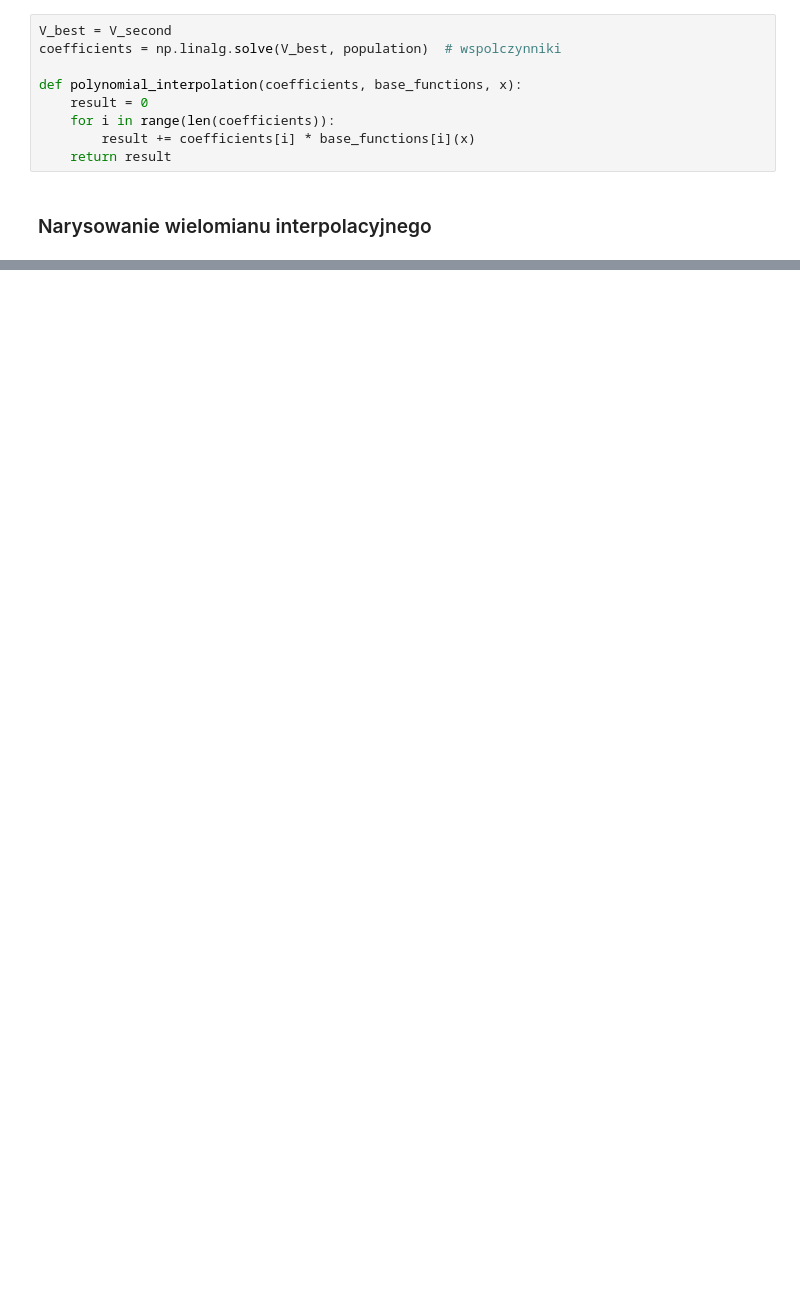
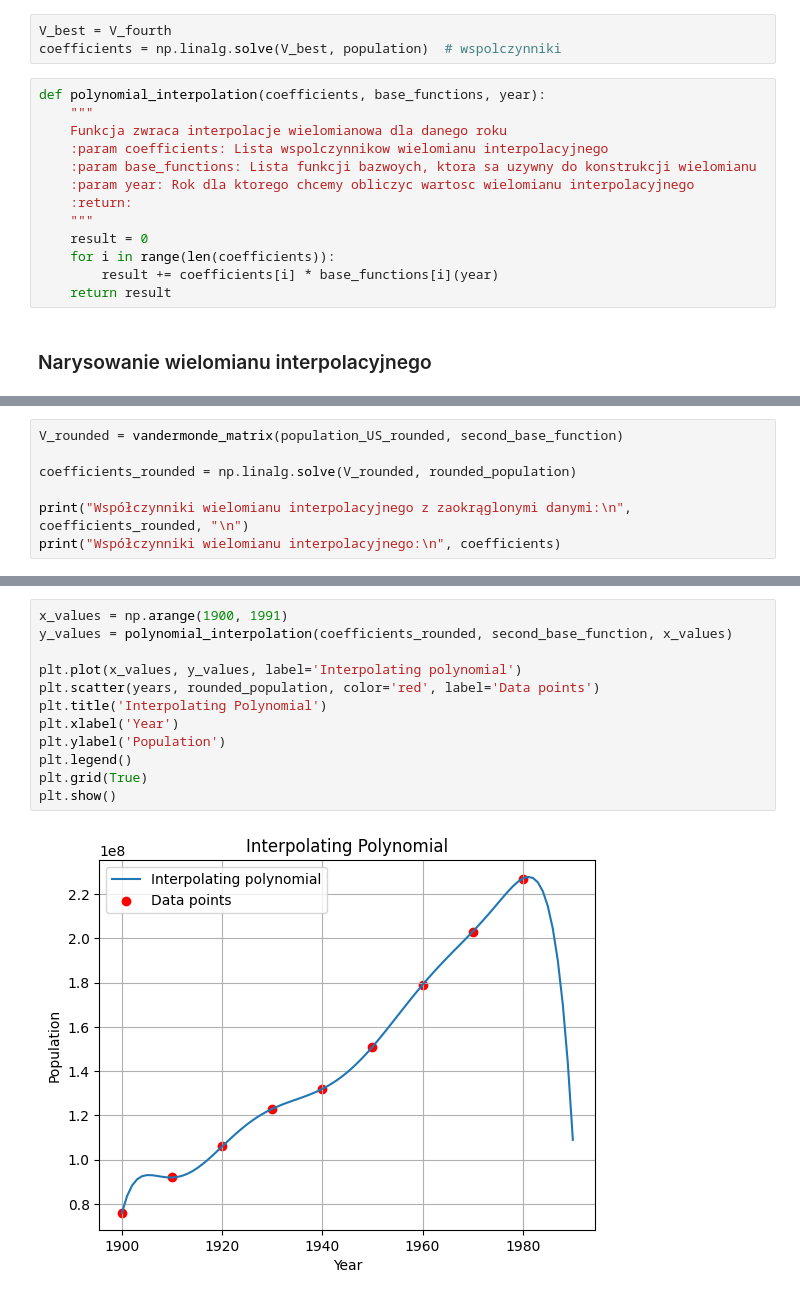
Before and after one commit to arturgesiarz/CalculationTechMethods-Course, a Jupyter notebook: lab03/ex1.ipynb, the cells around one changed output, grey strips where cells are left out. Cells and saved outputs as stored; diff of their text form; blank space fills up the shorter version.

```diff
--- a/lab03/ex1.ipynb
+++ b/lab03/ex1.ipynb
@@ -60,14 +72,21 @@ cond_fourth = np.linalg.cond(V_fourth)
 # %% [markdown]
 ### Używając najlepiej uwarunkowanej bazy wielomianów, znajduje współczynniki wielomianu interpolacyjnego
-# %%
-V_best = V_second
-coefficients = np.linalg.solve(V_best, population)  # wspolczynniki
-
-def polynomial_interpolation(coefficients, base_functions, x):
-    result = 0
-    for i in range(len(coefficients)):
-        result += coefficients[i] * base_functions[i](x)
-    return result
+# %%
+V_best = V_fourth
+coefficients = np.linalg.solve(V_best, population)  # wspolczynniki
+# %%
+def polynomial_interpolation(coefficients, base_functions, year):
+    """
+    Funkcja zwraca interpolacje wielomianowa dla danego roku
+    :param coefficients: Lista wspolczynnikow wielomianu interpolacyjnego
+    :param base_functions: Lista funkcji bazwoych, ktora sa uzywny do konstrukcji wielomianu
+    :param year: Rok dla ktorego chcemy obliczyc wartosc wielomianu interpolacyjnego
+    :return:
+    """
+    result = 0
+    for i in range(len(coefficients)):
+        result += coefficients[i] * base_functions[i](year)
+    return result
 # %% [markdown]
 ### Narysowanie wielomianu interpolacyjnego
 # %%
@@ -86,0 +238,7 @@ plt.show()
+# %%
+V_rounded = vandermonde_matrix(population_US_rounded, second_base_function)
+
+coefficients_rounded = np.linalg.solve(V_rounded, rounded_population)
+
+print("Współczynniki wielomianu interpolacyjnego z zaokrąglonymi danymi:\n", coefficients_rounded, "\n")
+print("Współczynniki wielomianu interpolacyjnego:\n", coefficients)
@@ -86,0 +257,14 @@ plt.show()
+# %%
+x_values = np.arange(1900, 1991)
+y_values = polynomial_interpolation(coefficients_rounded, second_base_function, x_values)
+
+plt.plot(x_values, y_values, label='Interpolating polynomial')
+plt.scatter(years, rounded_population, color='red', label='Data points')
+plt.title('Interpolating Polynomial')
+plt.xlabel('Year')
+plt.ylabel('Population')
+plt.legend()
+plt.grid(True)
+plt.show()
+# %% [output]
+[figure, added]
```
Also changed, not shown: parts of 15 cells of this notebook.
